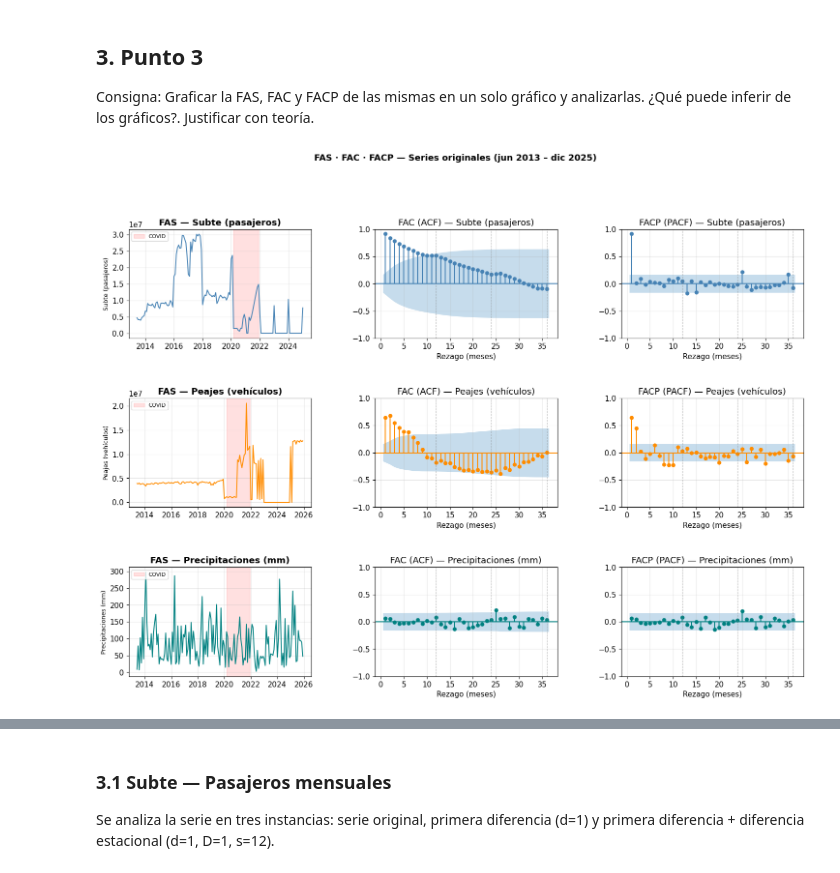
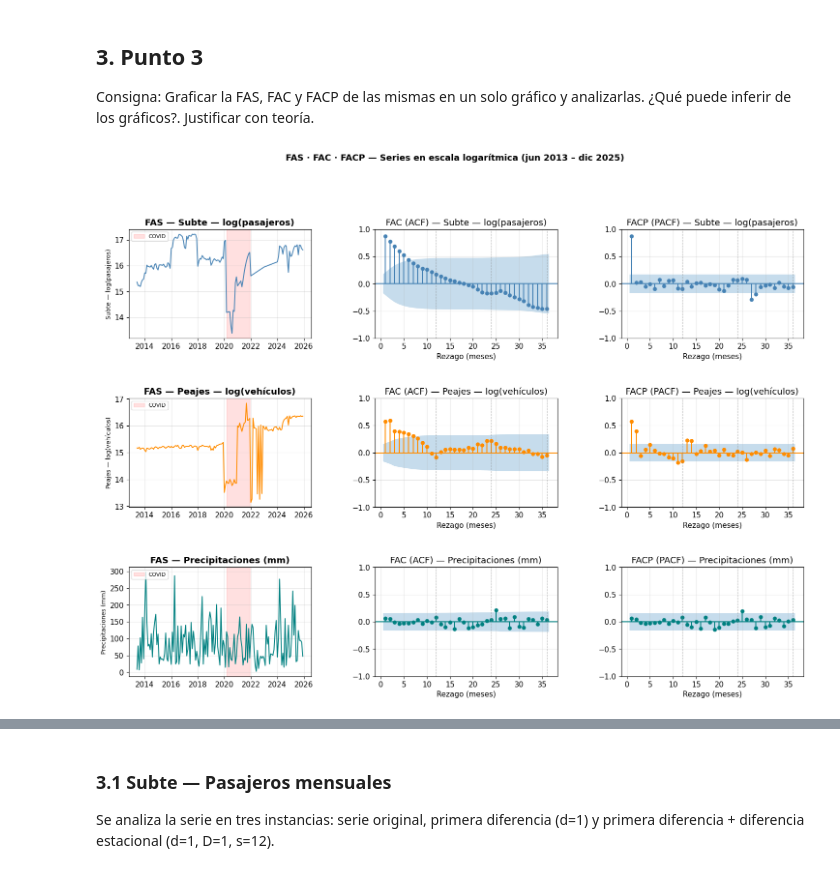
Before and after one commit to giulialvaro/AST-movilidad-BA, a Jupyter notebook: Archivos finales/tp1-AST-movilidad-urbana.ipynb, the cells around one changed output, grey strips where cells are left out. Drawn from its saved outputs; the diff is of its cells as text; code cells hidden in the pictures.

```diff
--- a/Archivos finales/tp1-AST-movilidad-urbana.ipynb
+++ b/Archivos finales/tp1-AST-movilidad-urbana.ipynb
@@ -696,92 +719,69 @@ los gráficos?. Justificar con teoría.
 # %%
 # ── Colores por serie ─────────────────────────────────────────────────────
 COLORES = {
-    'pasajeros_subte':  'steelblue',
-    'vehiculos_peajes': 'darkorange',
-    'lluvia_mm':        'teal',
+    'log_subte':  'steelblue',
+    'log_peajes': 'darkorange',
+    'lluvia_mm':  'teal',
 }
 LABELS = {
-    'pasajeros_subte':  'Subte (pasajeros)',
-    'vehiculos_peajes': 'Peajes (vehículos)',
-    'lluvia_mm':        'Precipitaciones (mm)',
+    'log_subte':  'Subte — log(pasajeros)',
+    'log_peajes': 'Peajes — log(vehículos)',
+    'lluvia_mm':  'Precipitaciones (mm)',
 }
 COVID_START = pd.Timestamp('2020-03-01')
 COVID_END   = pd.Timestamp('2021-12-01')
-LAGS = 36   # 3 años — captura hasta 3 ciclos estacionales
+LAGS = 36
 
-# ── Función principal ──────────────────────────────────────────────────────
 def plot_fas_fac_facp(df, cols, lags=36):
     """
-    Genera una figura 3×N con FAS (serie), FAC (ACF) y FACP (PACF)
-    para cada columna indicada en `cols`.
-
-    Filas  = series
-    Col 0  = FAS  : la serie temporal graficada
-    Col 1  = FAC  : Función de Autocorrelación (ACF)
-    Col 2  = FACP : Función de Autocorrelación Parcial (PACF)
+    Genera una figura N×3 con FAS, FAC y FACP para cada serie.
+    Filas = series | Col 0 = FAS | Col 1 = FAC | Col 2 = FACP
     """
     n = len(cols)
-    fig, axes = plt.subplots(
-        n, 3,
-        figsize=(18, 4 * n),
-        gridspec_kw={'wspace': 0.35, 'hspace': 0.55},
-    )
+    fig, axes = plt.subplots(n, 3, figsize=(18, 4 * n),
+                              gridspec_kw={'wspace': 0.35, 'hspace': 0.55})
     if n == 1:
-        axes = axes[np.newaxis, :]   # garantizar shape (n,3)
+        axes = axes[np.newaxis, :]
 
     for row, col in enumerate(cols):
-        serie  = df[col].dropna()
-        color  = COLORES.get(col, 'steelblue')
-        label  = LABELS.get(col, col)
+        serie = df[col].dropna()
+        color = COLORES.get(col, 'steelblue')
+        label = LABELS.get(col, col)
 
-        # ── Panel 0: FAS — la serie ──────────────────────────────────────
+        # FAS
         ax0 = axes[row, 0]
         ax0.plot(serie.index, serie.values, color=color, lw=1.4)
         ax0.axvspan(COVID_START, COVID_END, color='red', alpha=0.12, label='COVID')
         ax0.set_title(f'FAS — {label}', fontweight='bold')
         ax0.set_ylabel(label, fontsize=9)
         ax0.xaxis.set_major_formatter(mdates.DateFormatter('%Y'))
         ax0.xaxis.set_major_locator(mdates.YearLocator(2))
         ax0.legend(fontsize=8, loc='upper left')
 
-        # ── Panel 1: FAC — ACF ───────────────────────────────────────────
+        # FAC
         ax1 = axes[row, 1]
-        plot_acf(
-            serie, lags=lags, ax=ax1,
-            color=color, vlines_kwargs={'colors': color},
-            alpha=0.05,          # bandas al 95 %
-            zero=False,
-            title=f'FAC (ACF) — {label}',
-        )
+        plot_acf(serie, lags=lags, ax=ax1, color=color,
+                 vlines_kwargs={'colors': color}, alpha=0.05, zero=False,
+                 title=f'FAC (ACF) — {label}')
         ax1.set_xlabel('Rezago (meses)')
-        ax1.axvline(12, color='grey', lw=0.8, ls='--', alpha=0.6)
-        ax1.axvline(24, color='grey', lw=0.8, ls='--', alpha=0.6)
-        ax1.axvline(36, color='grey', lw=0.8, ls='--', alpha=0.6)
+        for l in [12, 24, 36]:
+            ax1.axvline(l, color='grey', lw=0.8, ls='--', alpha=0.6)
 
-        # ── Panel 2: FACP — PACF ─────────────────────────────────────────
+        # FACP
         ax2 = axes[row, 2]
-        plot_pacf(
-            serie, lags=lags, ax=ax2,
-            color=color, vlines_kwargs={'colors': color},
-            alpha=0.05,
-            zero=False,
-            method='ywm',        # Yule-Walker modificado: más estable con n pequeño
-            title=f'FACP (PACF) — {label}',
-        )
+        plot_pacf(serie, lags=lags, ax=ax2, color=color,
+                  vlines_kwargs={'colors': color}, alpha=0.05, zero=False,
+                  method='ywm', title=f'FACP (PACF) — {label}')
         ax2.set_xlabel('Rezago (meses)')
-        ax2.axvline(12, color='grey', lw=0.8, ls='--', alpha=0.6)
-        ax2.axvline(24, color='grey', lw=0.8, ls='--', alpha=0.6)
-        ax2.axvline(36, color='grey', lw=0.8, ls='--', alpha=0.6)
+        for l in [12, 24, 36]:
+            ax2.axvline(l, color='grey', lw=0.8, ls='--', alpha=0.6)
 
-    plt.suptitle(
-        'FAS · FAC · FACP — Series originales (jun 2013 – dic 2025)',
-        fontsize=13, fontweight='bold', y=1.01,
-    )
+    plt.suptitle('FAS · FAC · FACP — Series en escala logarítmica (jun 2013 – dic 2025)',
+                 fontsize=13, fontweight='bold', y=1.01)
     plt.show()
 
 
-# ── Ejecutar ───────────────────────────────────────────────────────────────
-SERIES = ['pasajeros_subte', 'vehiculos_peajes', 'lluvia_mm']
+SERIES = ['log_subte', 'log_peajes', 'lluvia_mm']
 plot_fas_fac_facp(df, SERIES, lags=LAGS)
 # %% [output]
-[figure, old version]
+[figure, new version]
```
Also changed, not shown: parts of 26 cells of this notebook, 1 other file.
